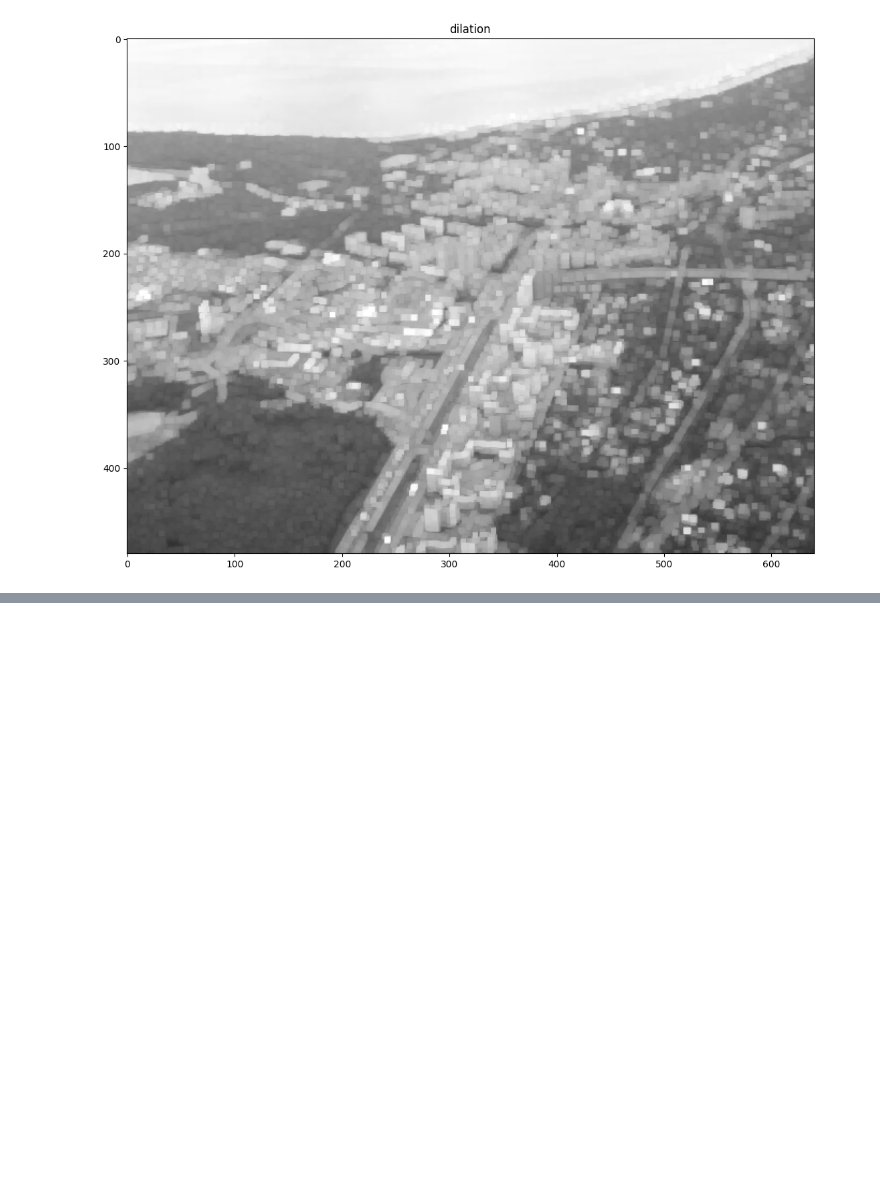
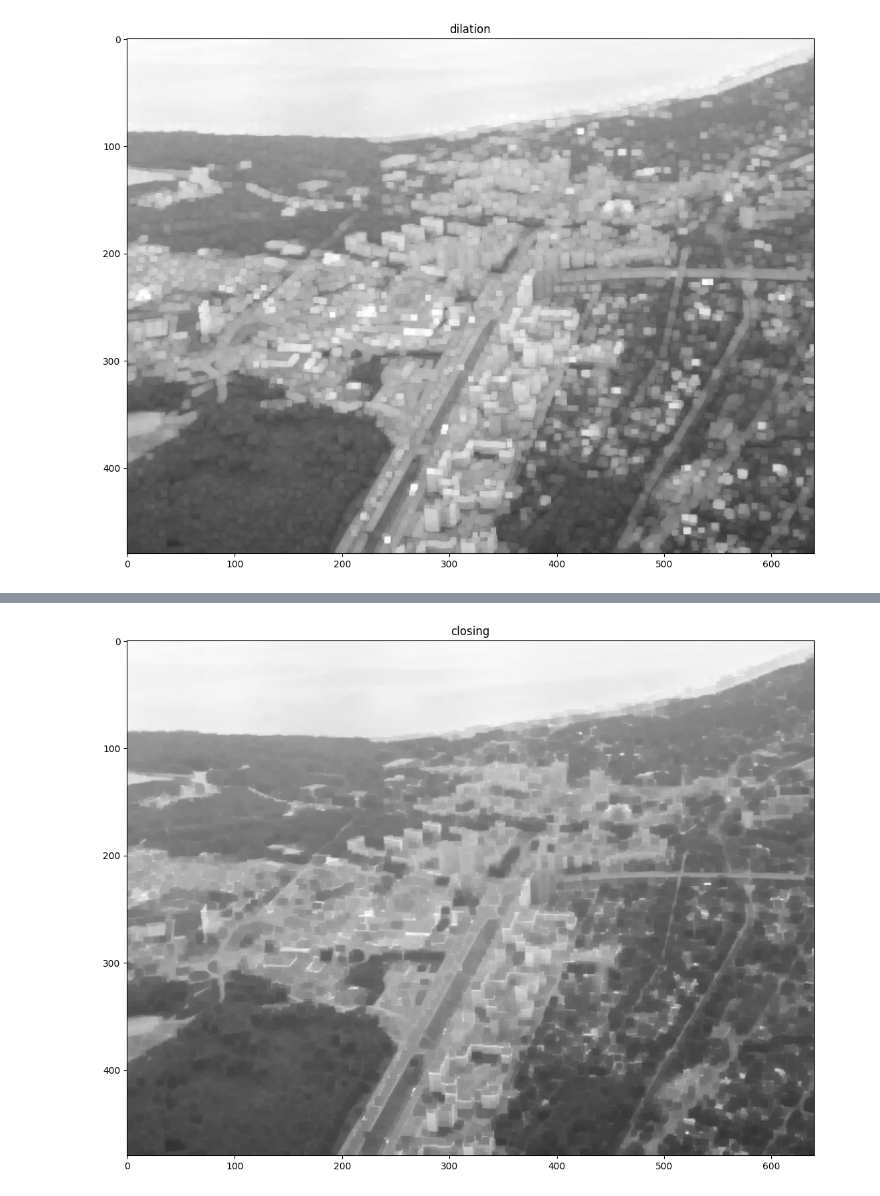
Before and after one commit to maxprogrammer007/Computer-Vision, a Jupyter notebook: 01_Image_Operations/10_dilation_erosion_edge_detection.ipynb, the cells around one changed output, grey strips where cells are left out. Cells and saved outputs as stored; diff of their text form; code cells hidden in the pictures; blank space fills up the shorter version.

```diff
--- a/01_Image_Operations/10_dilation_erosion_edge_detection.ipynb
+++ b/01_Image_Operations/10_dilation_erosion_edge_detection.ipynb
@@ -42,0 +50,7 @@ imshow('dilation',dilation)
+# %%
+# Closing - Dilation followed by erosion
+
+closing = cv2.morphologyEx(img,cv2.MORPH_CLOSE,kernel)
+imshow('closing',closing)
+# %% [output]
+[figure, added]
```
Also changed, not shown: parts of 1 cell of this notebook.
